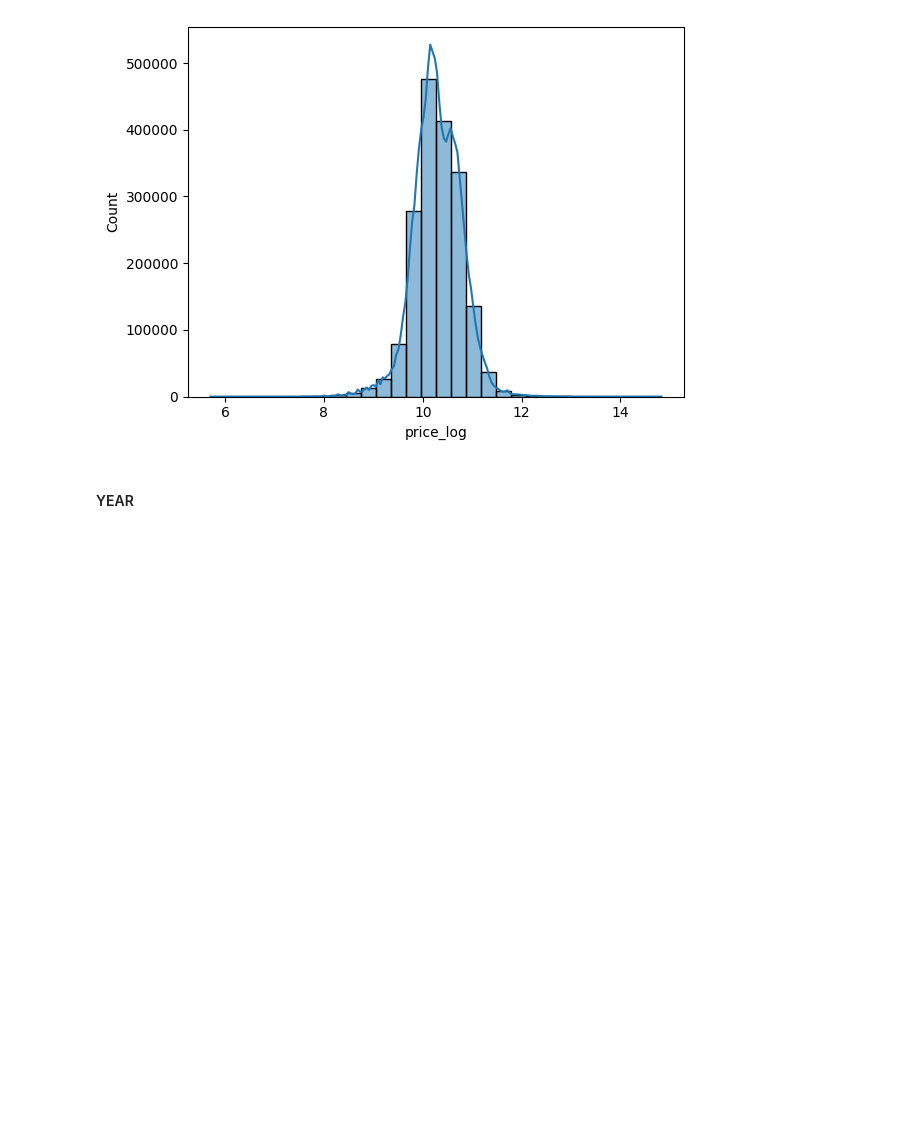
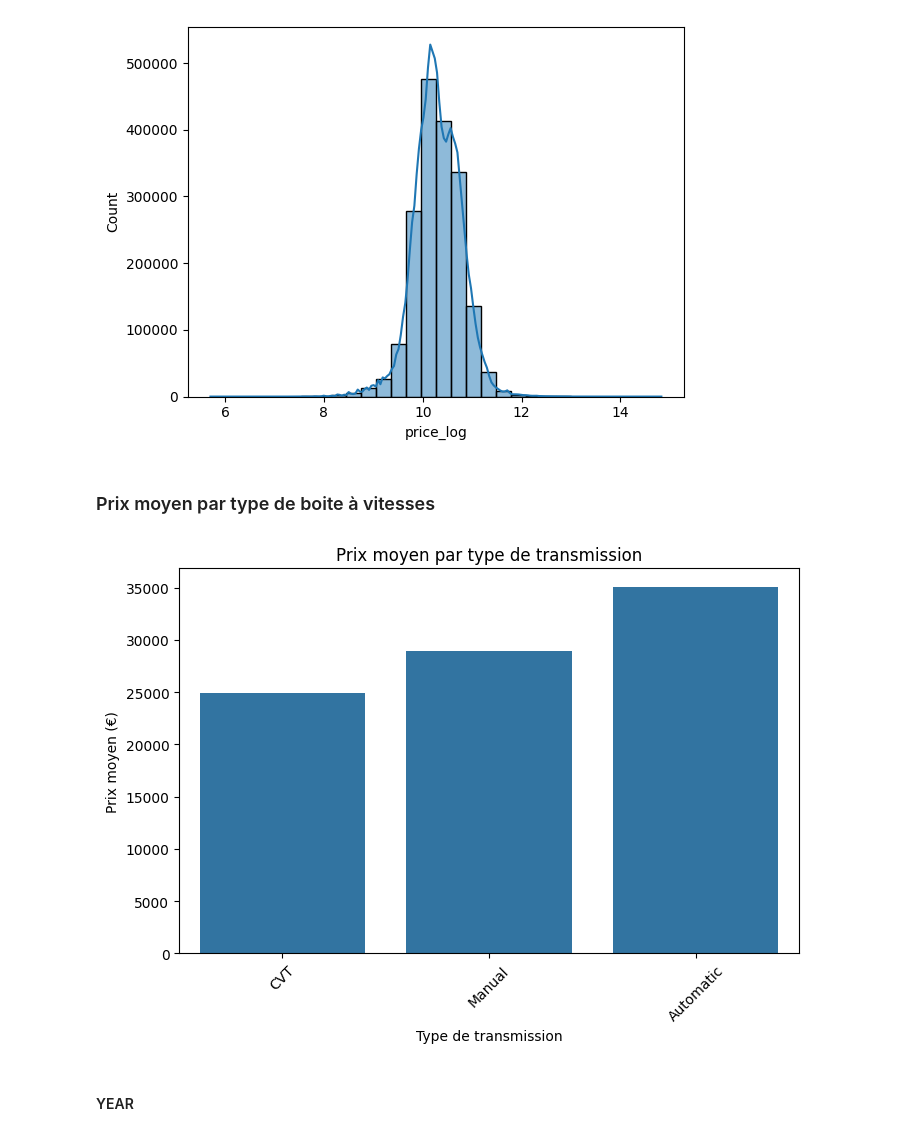
Before and after one commit to raoufRahmani/EDA-and-preprocessing-Homework, a Jupyter notebook: cars2.ipynb, the cells around one changed output. Saved outputs shown, nothing was run; the diff lists cells and outputs as text; code cells hidden in the pictures; blank space fills up the shorter version.

```diff
--- a/cars2.ipynb
+++ b/cars2.ipynb
@@ -420,6 +420,32 @@ sns.histplot(
 plt.show()
 # %% [output]
 [figure]
+# %% [markdown]
+### Prix moyen par type de boite à vitesses
+# %%
+avg_price = (
+    df_short
+    .groupby("transmission_type", as_index=False)["price"]
+    .mean()
+    .sort_values(by="price")
+)
+
+plt.figure(figsize=(8,5))
+
+sns.barplot(
+    data=avg_price,
+    x="transmission_type",
+    y="price"
+)
+
+plt.title("Prix moyen par type de transmission")
+plt.xlabel("Type de transmission")
+plt.ylabel("Prix moyen (€)")
+plt.xticks(rotation=45)
+
+plt.show()
+# %% [output]
+[figure, added]
 # %% [markdown]
 #### YEAR
 # %%
```
Also changed, not shown: parts of 10 cells of this notebook.
